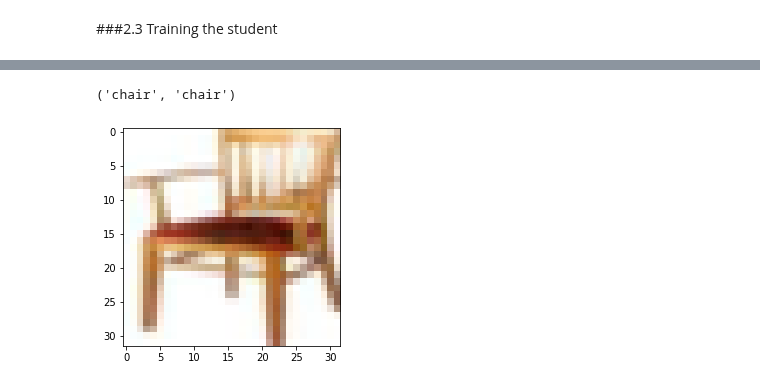
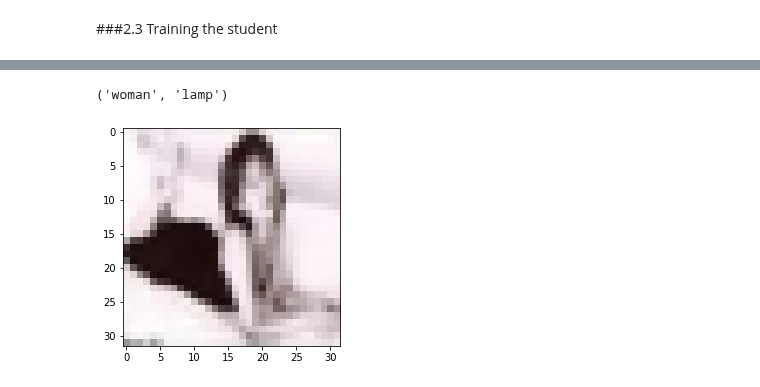
Before and after one commit to MatteoGioia/ViT2MLPMixerKD, a Jupyter notebook: ViT2MLPKD.ipynb, the cells around one changed output, grey strips where cells are left out. Cells and saved outputs as stored; diff of their text form; code cells hidden in the pictures.

```diff
--- a/ViT2MLPKD.ipynb
+++ b/ViT2MLPKD.ipynb
@@ -395,25 +331,25 @@ class LitMixer(pl.LightningModule):
         self.epoch_end("test",len(outputs))
 
     def configure_optimizers(self) -> torch.optim:
-        return torch.optim.Adam(self.mixer.parameters(), lr = self.lr)
+        return torch.optim.AdamW(self.mixer.parameters(), lr = self.lr)
 # %%
 #@title Student instantiation
-trained_on : str = "cifar100" #@param["cifar100","imagenet"]
-patch_size : int = 8 #@param{type: "integer"}
-num_blocks : int = 16 #@param{type: "integer"}
-embed_dim  : int = 256 #@param{type: "integer"}
-drop_rate : float = 0.4 #@param{type:"number"}
-drop_path_rate : float = 0.4 #@param{type:"number"}
-learning_rate : float = 0.001 #@param{type:"number"}
-distillating : str = "soft" #@param["soft","hard","random","weighted","no"]
+trained_on : str = "imagenet" #@param["cifar100","imagenet"]
+patch_size : int = 4 #@param{type: "integer"}
+num_blocks : int = 6 #@param{type: "integer"}
+embed_dim  : int = 128 #@param{type: "integer"}
+drop_rate : float = 0.24 #@param{type:"number"}
+drop_path_rate : float = 0.25 #@param{type:"number"}
+learning_rate : float = 0.0025 #@param{type:"number"}
+distillating : str = "weighted" #@param["soft","hard","random","weighted","no"]
 distillation_prob : float = 0. #@param{type:"number"}
 if trained_on == "cifar100":
     num_classes = 100
     img_size = 32
 else:
     num_classes = 1000
-    img_size = 32 #TODO don't know
-student = LitMixer(num_classes = num_classes, #TODO add dropout
+    img_size = 64
+student = LitMixer(num_classes = num_classes,
                    img_size = img_size,
                    patch_size = patch_size,
                    num_blocks = num_blocks,
@@ -459,18 +395,22 @@ class DistillDataset(torch.utils.data.Dataset):
                  teacher_label_path : Path = None,
                  teacher_model : torch.nn.Module = None,
                  teacher_extractor : Any = None,
-                 save : bool = True
+                 save : bool = True,
+                 dataset_name : str = "cifar100"
                  ):
         assert(teacher_label_path is not None or teacher_model is not None)
         super().__init__()
-        file_name = 'cifar100.pt'
+        file_name = 'cifar100.pt' if dataset_name == "cifar100" else "imnet64.pt"
         self.dataset = original_dataset
+
+        num_classes = len(self.dataset.classes) if dataset_name == "cifar100" else 1000
+
         if not os.path.exists(teacher_label_path):
           os.makedirs(teacher_label_path)
           self.teacher_label = compute_scores(self.dataset,
                                                 teacher_model,
                                                 teacher_extractor,
-                                                len(self.dataset.classes)
+                                                num_classes
                                                 )
 
           if save:
@@ -491,10 +431,11 @@ class DistillDataset(torch.utils.data.Dataset):
 # %%
 #@title Train/Validation split
 val_perc : float = 0.15 #@param{type:"number"}
-dataset = DistillDataset(cifar100_train,
-                         "teacher_labels/",
-                         #teacher_model=teacher,
-                         #teacher_extractor = feature_extractor
+dataset = DistillDataset(imnet64_train,
+                         "teacher_labels_imnet/",
+                          teacher_model=teacher,
+                          teacher_extractor = feature_extractor,
+                          dataset_name = "imnet64"
                          )
 train_len = int((1-val_perc) * len(dataset))
 val_len = len(dataset) - train_len
@@ -648,13 +527,13 @@ if checkpoint_path == "last_checkpoint":
 loaded_student = LitMixer.load_from_checkpoint(checkpoint_path)
 # %%
 #@title Test qualitative results {run : 'auto'}
-datapoint_number = 30 #@param{type : "integer"}
+datapoint_number = 600 #@param{type : "integer"}
 image, gt = cifar100_test[datapoint_number]
 image_pixels = torchvision.transforms.functional.to_pil_image(image)
 plt.imshow(image_pixels)
 pr = loaded_student.mixer(image.unsqueeze(0).float())
 #print(pr)
 dataset.dataset.classes[gt],  dataset.dataset.classes[pr.argmax().item()]
 # %% [output]
-('chair', 'chair')
+('woman', 'lamp')
-[figure, old version]
+[figure, new version]
```
Also changed, not shown: parts of 16 cells of this notebook.
